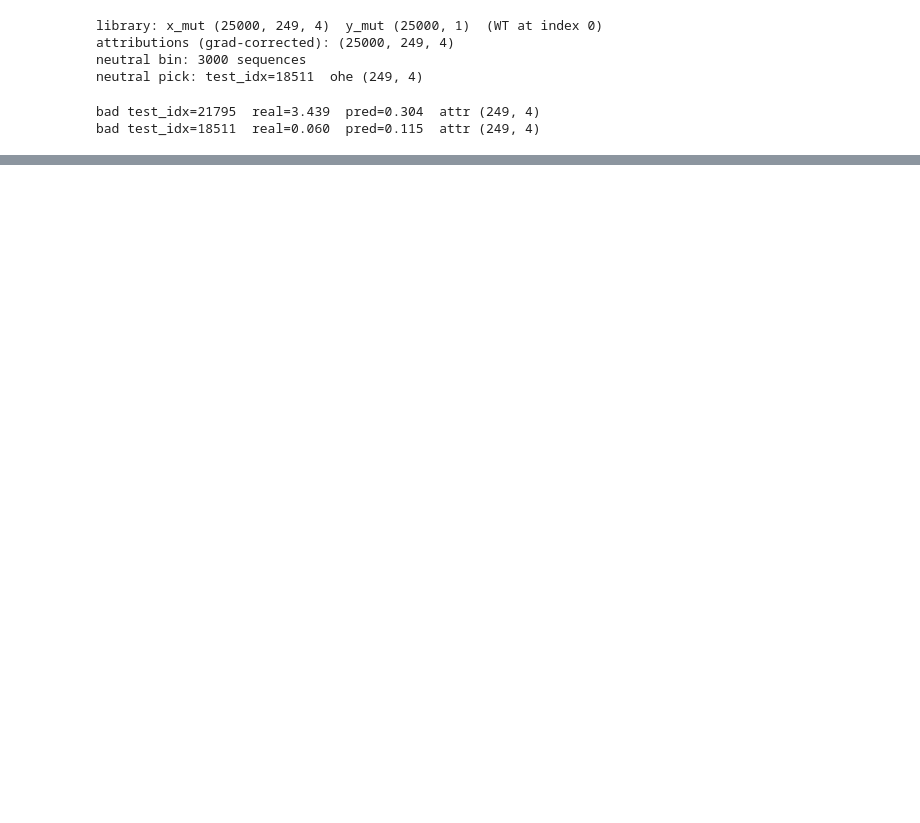
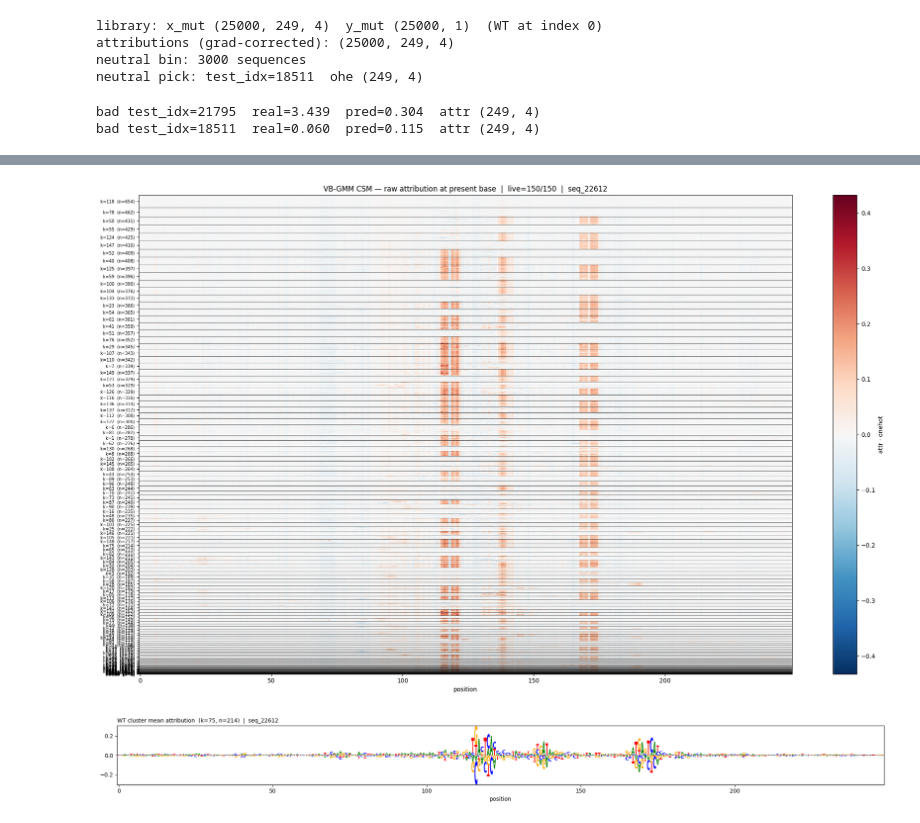
Before and after one commit to pabmantilla/Bg_VBGMM, a Jupyter notebook: init_impliment/scripts/deepstarr/deepstarr_vbggmm.ipynb, the cells around one changed output, grey strips where cells are left out. Drawn from its saved outputs; the diff is of its cells as text; code cells hidden in the pictures; blank space fills up the shorter version.

```diff
--- a/init_impliment/scripts/deepstarr/deepstarr_vbggmm.ipynb
+++ b/init_impliment/scripts/deepstarr/deepstarr_vbggmm.ipynb
@@ -98,0 +203,51 @@ bad test_idx=18511  real=0.060  pred=0.115  attr (249, 4)
+# %%
+## CSM: rows = seqs in live clusters (counts > 0), ordered by size (largest first), color = raw attribution at the present base
+hard         = log_r.argmax(1)
+counts       = np.bincount(hard, minlength=K)
+live         = np.where(counts > 0)[0]
+ranked       = live[np.argsort(-counts[live])]
+
+attr_at_base = (attributions * x_mut).sum(-1)                # (N, L)  raw attribution at the present base
+
+rank_of      = {int(k): i for i, k in enumerate(ranked)}
+mask         = np.isin(hard, ranked)
+idx          = np.where(mask)[0]
+sub_rank     = np.array([rank_of[int(h)] for h in hard[idx]])
+row_order    = idx[np.argsort(sub_rank, kind="stable")]
+mat          = attr_at_base[row_order]                       # (Σ_live counts, L)
+
+block_sizes  = [counts[k] for k in ranked]
+boundaries   = np.cumsum(block_sizes)[:-1]
+yticks       = np.cumsum([0] + block_sizes[:-1]) + np.array(block_sizes) / 2
+ylabels      = [f"k={k}  (n={counts[k]})" for k in ranked]
+
+vmax = np.abs(mat).max()
+
+fig, ax = plt.subplots(figsize=(20, 12))
+im = ax.imshow(mat, aspect="auto", cmap="RdBu_r", vmin=-vmax, vmax=vmax, interpolation="nearest")
+for b in boundaries:
+    ax.axhline(b, color="k", lw=0.4)
+ax.set_yticks(yticks); ax.set_yticklabels(ylabels, fontsize=7)
+ax.set_xlabel("position")
+ax.set_title(f"VB-GMM CSM — raw attribution at present base  |  live={len(ranked)}/{K}  |  seq_{SEQ_LABEL}")
+plt.colorbar(im, ax=ax, label="attr · onehot"); plt.tight_layout(); plt.show()
+# %% [output]
+[figure, added]
+# %%
+## marginalized attribution map for the WT-containing cluster only
+import logomaker
+import pandas as pd
+
+wt_k        = int(hard[0])
+wt_members  = np.where(hard == wt_k)[0]
+wt_cl_mean  = attributions[wt_members].mean(0)                                 # (L, 4)
+
+fig, ax = plt.subplots(figsize=(20, 2.4))
+logomaker.Logo(pd.DataFrame(wt_cl_mean, columns=list('ACGT')), ax=ax)
+ax.set_title(f"WT cluster mean attribution  (k={wt_k}, n={len(wt_members)})  |  seq_{SEQ_LABEL}",
+             fontsize=10, loc='left')
+ax.set_xlim(-0.5, wt_cl_mean.shape[0] - 0.5)
+ax.set_xlabel('position')
+plt.tight_layout(); plt.show()
+# %% [output]
+[figure, added]
```
Also changed, not shown: parts of 5 cells of this notebook.
